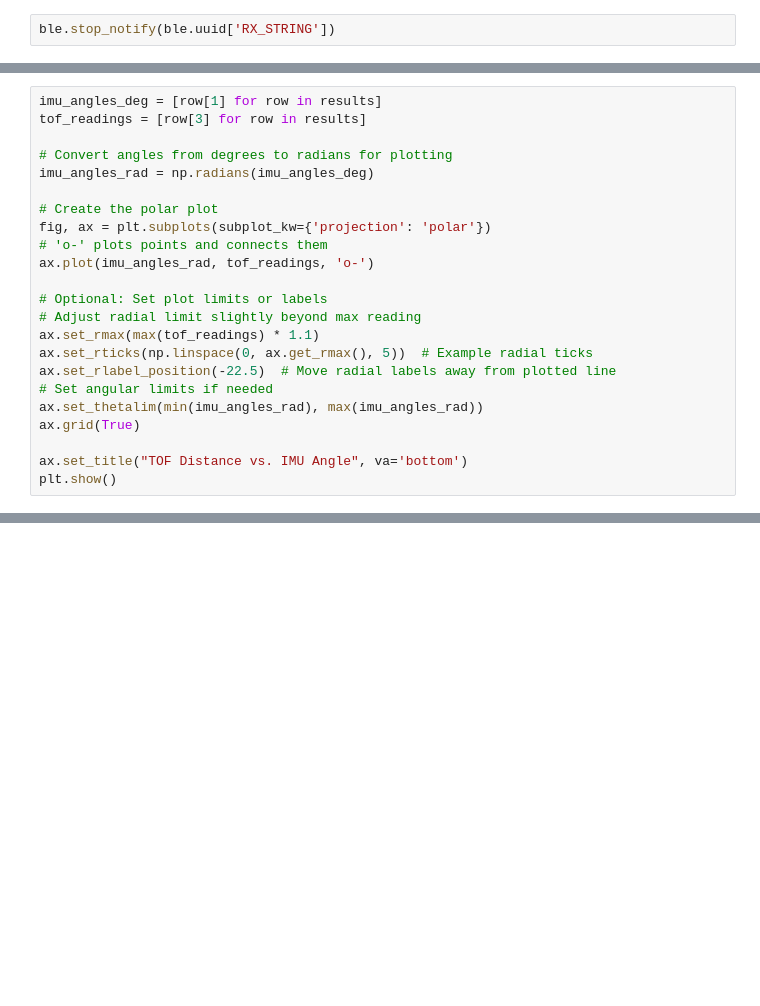
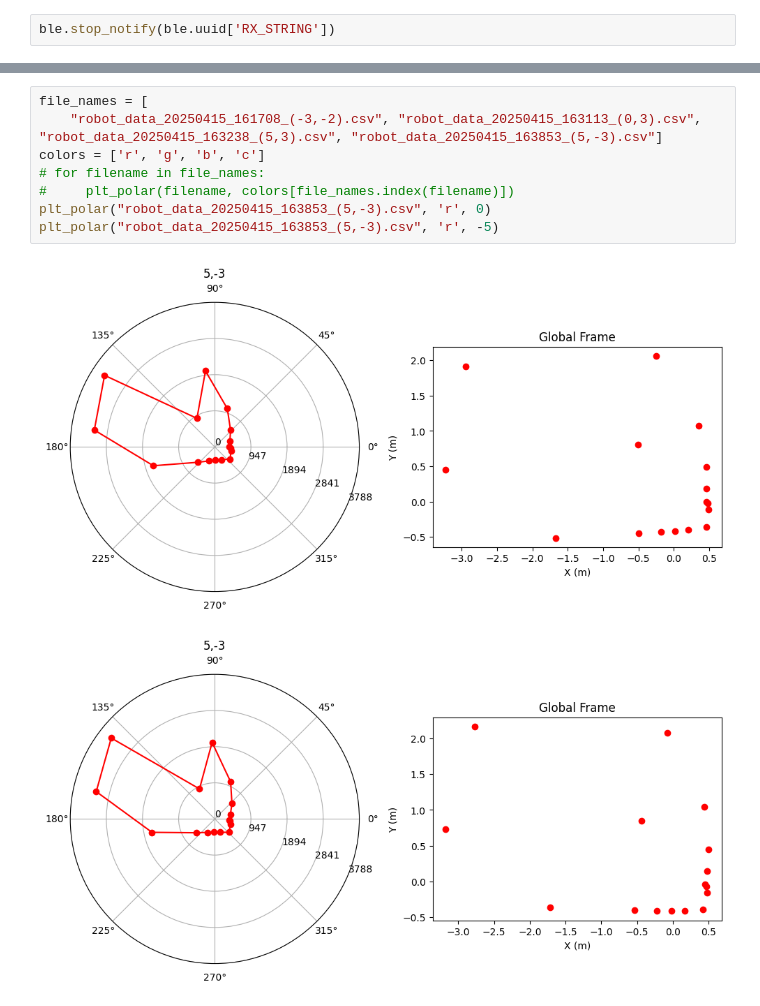
Before and after one commit to akinfelami/fastrobots, a Jupyter notebook: ble_robot_1.2/ble_python/lab9.ipynb, the cells around one changed output, grey strips where cells are left out. Saved outputs shown, nothing was run; the diff lists cells and outputs as text; blank space fills up the shorter version.

```diff
--- a/ble_robot_1.2/ble_python/lab9.ipynb
+++ b/ble_robot_1.2/ble_python/lab9.ipynb
@@ -67,23 +72,0 @@ print(f"Data saved to {filename}")
-# %%
-imu_angles_deg = [row[1] for row in results]
-tof_readings = [row[3] for row in results]
-
-# Convert angles from degrees to radians for plotting
-imu_angles_rad = np.radians(imu_angles_deg)
-
-# Create the polar plot
-fig, ax = plt.subplots(subplot_kw={'projection': 'polar'})
-# 'o-' plots points and connects them
-ax.plot(imu_angles_rad, tof_readings, 'o-')
-
-# Optional: Set plot limits or labels
-# Adjust radial limit slightly beyond max reading
-ax.set_rmax(max(tof_readings) * 1.1)
-ax.set_rticks(np.linspace(0, ax.get_rmax(), 5))  # Example radial ticks
-ax.set_rlabel_position(-22.5)  # Move radial labels away from plotted line
-# Set angular limits if needed
-ax.set_thetalim(min(imu_angles_rad), max(imu_angles_rad))
-ax.grid(True)
-
-ax.set_title("TOF Distance vs. IMU Angle", va='bottom')
-plt.show()
@@ -89,0 +170,11 @@ plt.show()
+# %%
+file_names = [
+    "robot_data_20250415_161708_(-3,-2).csv", "robot_data_20250415_163113_(0,3).csv", "robot_data_20250415_163238_(5,3).csv", "robot_data_20250415_163853_(5,-3).csv"]
+colors = ['r', 'g', 'b', 'c']
+# for filename in file_names:
+#     plt_polar(filename, colors[file_names.index(filename)])
+plt_polar("robot_data_20250415_163853_(5,-3).csv", 'r', 0)
+plt_polar("robot_data_20250415_163853_(5,-3).csv", 'r', -5)
+# %% [output]
+[figure, added]
+[figure, added]
```
Also changed, not shown: parts of 10 cells of this notebook, 42 other files.
